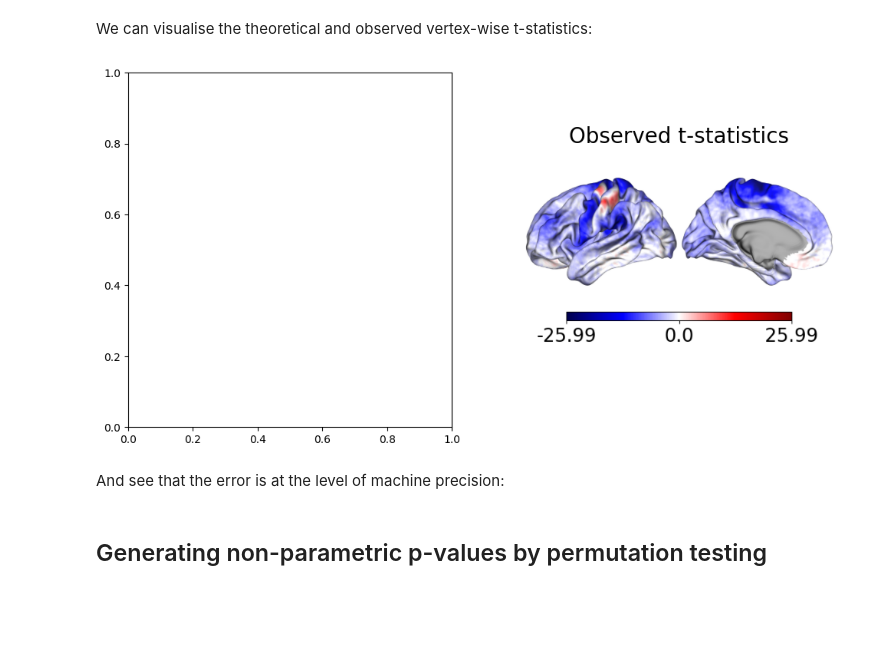
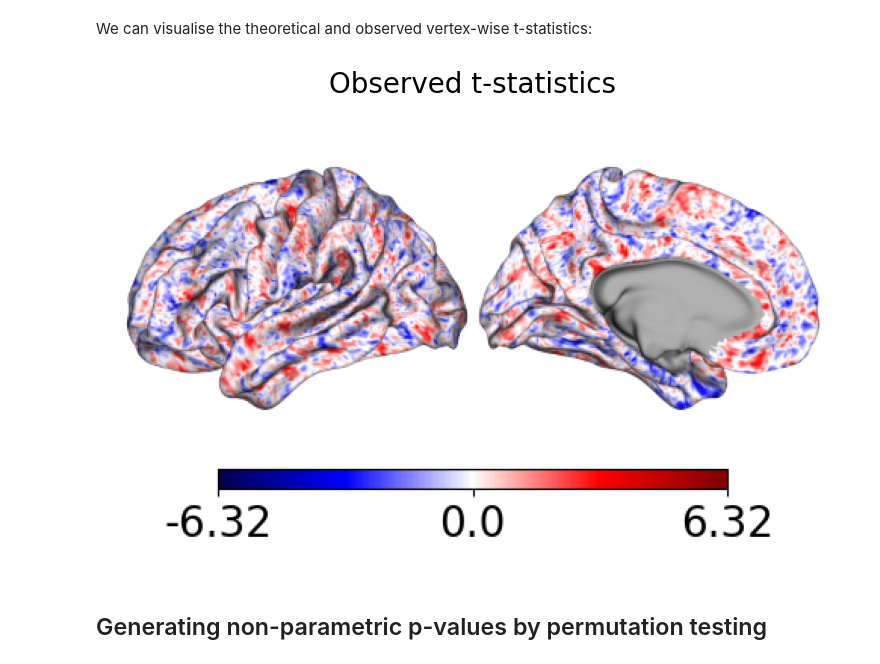
Before and after one commit to magnesium2400/neuromodes, a Jupyter notebook: docs/tutorials/mbm.ipynb, the cells around one changed output. Cells and saved outputs as stored; diff of their text form; code cells hidden in the pictures; blank space fills up the shorter version.

Commit message:
MBM done! to be cleaned
TODO: turn validation notebooks into tests (as much as possible)
TODO: clean up mbm.by

```diff
--- a/docs/tutorials/mbm.ipynb
+++ b/docs/tutorials/mbm.ipynb
@@ -33,9 +40,8 @@ alternative = 'two-sided'
 permutationMethod = 'shuffle_rows'
 # %%
 # Load cortical surface mesh
-surf, medmask = fetch_example_surf(density=density)
+surf, medmask = fetch_example_surf()
 solver = EigenSolver(surf, mask=medmask).solve(n_modes)
-df = 2 * (n_subjects - 1)
 
 # Generate BSPolyData object for plotting
 # known warning here from brainspace/vtk
@@ -92,3 +53,14 @@ Then, we generate noise with that known difference:
+# %%
+data_a = np.empty((solver.n_verts, n_subjects))
+data_b = np.empty((solver.n_verts, n_subjects))
+
+for i in range(n_subjects):
+    temp = nib.load(f"../validation/validation_data/thickness/thick_50_0.2_0.6_1_{i+1}.func.gii")
+    data_a[:, i] = temp.darrays[0].data[medmask]
+
+for i in range(n_subjects):
+    temp = nib.load(f"../validation/validation_data/thickness/thick_50_0.2_0.6_1_{i+1+n_subjects}.func.gii")
+    data_b[:, i] = temp.darrays[0].data[medmask]
 # %% [markdown]
 We can visualise the first few example maps:
 # %%
@@ -103,9 +75,8 @@ plot_surf(bssurf, solver.unmask_data(data_b[:,:4]), cmap='seismic', cbar=True, c
 `neuromodes.morphometry` requires us to explicity construct design, response, and contrast matrices:
 # %%
 response = np.vstack((data_a.T, data_b.T))
-o = np.ones((n_subjects, 1))
-design = np.block([[-o, np.eye(n_subjects)], [o, np.eye(n_subjects)]])
-contrast = np.block([1, np.zeros((1, n_subjects))])
+design = np.kron(np.eye(2), np.ones((n_subjects, 1)))
+contrast = np.array([[1, -1]])
 # %% [markdown]
 We actually compute the vertex-level t-statistic using the function `mbm_generate_stat_maps`:
 # %%
@@ -114,22 +85,7 @@ pattern_observed = t_observed / np.sqrt(n_subjects / 2)
 # %% [markdown]
 We can visualise the theoretical and observed vertex-wise t-statistics:
 # %%
-fig, axs = plt.subplots(1, 2, figsize=(12, 6))
-# plot_surf(bssurf, solver.unmask_data(t_expected), labels=['Theoretical t-statistics'],
-#           cmap='seismic', cbar=True, center=0.00, ax=axs[0])
 plot_surf(bssurf, solver.unmask_data(t_observed), labels=['Observed t-statistics'],
-          cmap='seismic', cbar=True, center=0.00, ax=axs[1])
-plt.show()
-
-# fig, ax = plt.subplots(1, 1, figsize=(4, 4))
-# ax.scatter(t_expected, t_observed, s=1)
-# ax.axline((0,0), slope=1, color='k', linestyle='--', linewidth=1)
-# ax.axis('equal')
-# ax.set_xlabel('Theoretical t-statistic')
-# ax.set_ylabel('Observed t-statistic')
-# ax.set_title('Comparison of t-statistics')
-# plt.show()
+          cmap='seismic', cbar=True, center=0, ax=plt.subplots(1, 1, figsize=(12, 6))[1])
 # %% [output]
-[figure, old version]
+[figure, new version]
-# %% [markdown]
-And see that the error is at the level of machine precision:
```
Also changed, not shown: parts of 31 cells of this notebook, 6 other files.
